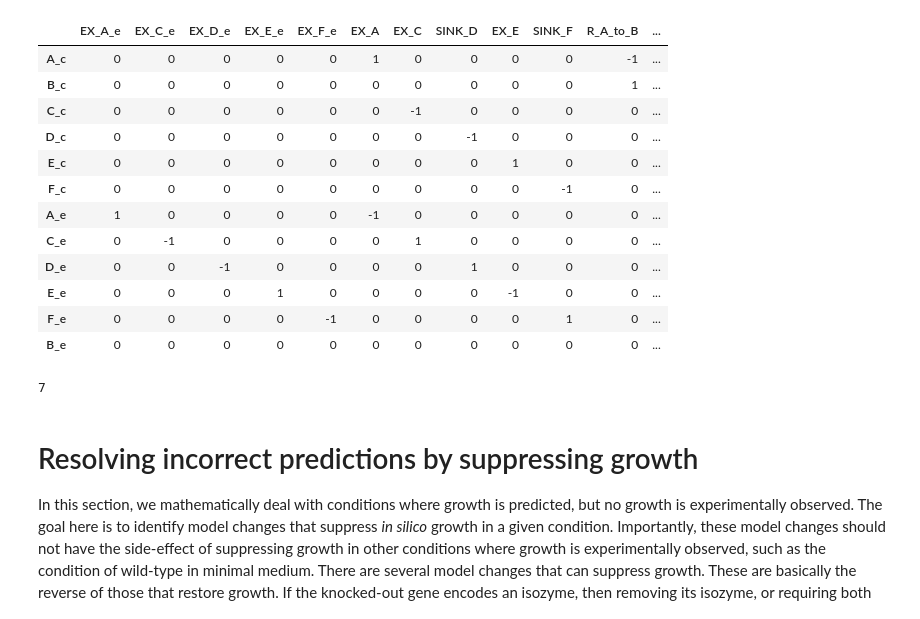
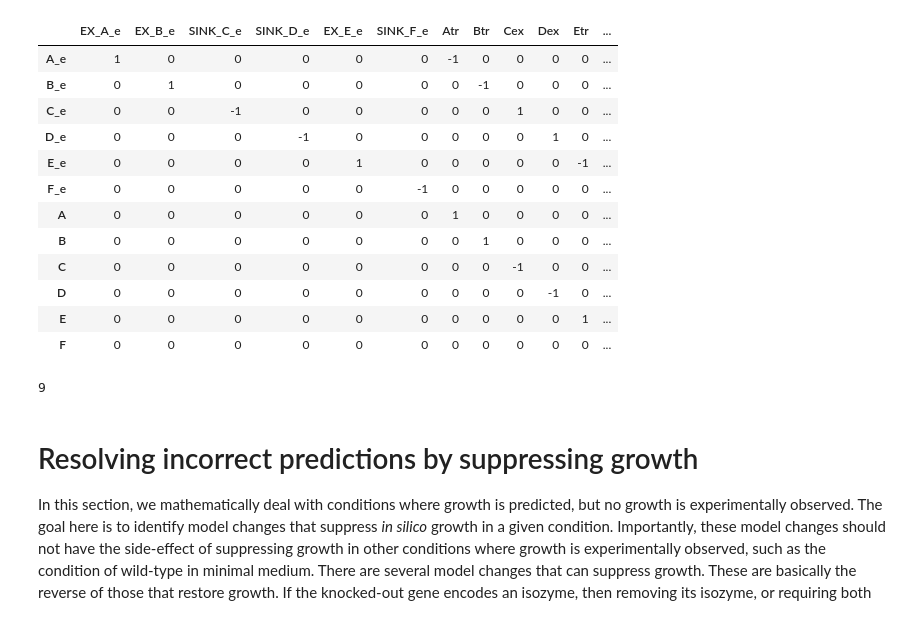
Before and after one commit to pnnl-predictive-phenomics/crop, a Jupyter notebook: docs/notebook/CROP_tests.ipynb, the cells around one changed output. Cells and saved outputs as stored; diff of their text form; code cells hidden in the pictures.

Commit message:
Extended ABC model and map

```diff
--- a/docs/notebook/CROP_tests.ipynb
+++ b/docs/notebook/CROP_tests.ipynb
@@ -8,53 +8,49 @@ How to use CROP to remove reactions in response to a no-growth phenotype while m
 We then generate phenotypes that suggest it should not be part of the model.
 # %%
 from cobra.util.array import create_stoichiometric_matrix, constraint_matrices
+import cobra
 import escher
 import sys
 import pandas as pd
 import numpy as np
 import cvxpy as cvx
 from IPython.display import display
 pd.options.display.float_format = '{:.0f}'.format
 sys.path.append('../..')
 from tests.test_crop import load_model
 
-def idx(name, axis=1, S = stoich_matrix):
+
+
+#model = cobra.io.load_json_model('ABC_model.json')
+model = cobra.io.load_json_model('ABC_extended.json')
+#cobra.io.save_json_model(model, 'ABC_extended.json')
+stoich_matrix = create_stoichiometric_matrix(model, 'DataFrame')
+
+def ii(name, axis=1, S = stoich_matrix):
     """Simplify the process of getting the index of the reaction."""
     if axis == 1:
         return S.columns.get_loc(name)
     else:
         return S.index.get_loc(name)
-
-model = load_model()
-stoich_matrix = create_stoichiometric_matrix(model, 'DataFrame')
-# Adding an exchange reaction for => B_e
-stoich_matrix['EX_B_e'] = 0.0
-stoich_matrix['EX_B'] = 0.0
-stoich_matrix.loc['B_e'] = 0.0
-# Add a transport reaction B_e => B
-stoich_matrix.loc['B_e','EX_B_e'] = 1.0
-stoich_matrix.loc['B_c','EX_B'] = 1.0
-stoich_matrix.loc['B_e','EX_B'] = -1.0
-
 stoich_matrix
 # %% [output]
-|  | EX_A_e | EX_C_e | EX_D_e | EX_E_e | EX_F_e | EX_A | EX_C | SINK_D | EX_E | SINK_F | R_A_to_B | ... |
-| A_c | 0 | 0 | 0 | 0 | 0 | 1 | 0 | 0 | 0 | 0 | -1 | ... |
-| B_c | 0 | 0 | 0 | 0 | 0 | 0 | 0 | 0 | 0 | 0 | 1 | ... |
-| C_c | 0 | 0 | 0 | 0 | 0 | 0 | -1 | 0 | 0 | 0 | 0 | ... |
-| D_c | 0 | 0 | 0 | 0 | 0 | 0 | 0 | -1 | 0 | 0 | 0 | ... |
-| E_c | 0 | 0 | 0 | 0 | 0 | 0 | 0 | 0 | 1 | 0 | 0 | ... |
-| F_c | 0 | 0 | 0 | 0 | 0 | 0 | 0 | 0 | 0 | -1 | 0 | ... |
-| A_e | 1 | 0 | 0 | 0 | 0 | -1 | 0 | 0 | 0 | 0 | 0 | ... |
-| C_e | 0 | -1 | 0 | 0 | 0 | 0 | 1 | 0 | 0 | 0 | 0 | ... |
-| D_e | 0 | 0 | -1 | 0 | 0 | 0 | 0 | 1 | 0 | 0 | 0 | ... |
-| E_e | 0 | 0 | 0 | 1 | 0 | 0 | 0 | 0 | -1 | 0 | 0 | ... |
-| F_e | 0 | 0 | 0 | 0 | -1 | 0 | 0 | 0 | 0 | 1 | 0 | ... |
-| B_e | 0 | 0 | 0 | 0 | 0 | 0 | 0 | 0 | 0 | 0 | 0 | ... |
+|  | EX_A_e | EX_B_e | SINK_C_e | SINK_D_e | EX_E_e | SINK_F_e | Atr | Btr | Cex | Dex | Etr | ... |
+| A_e | 1 | 0 | 0 | 0 | 0 | 0 | -1 | 0 | 0 | 0 | 0 | ... |
+| B_e | 0 | 1 | 0 | 0 | 0 | 0 | 0 | -1 | 0 | 0 | 0 | ... |
+| C_e | 0 | 0 | -1 | 0 | 0 | 0 | 0 | 0 | 1 | 0 | 0 | ... |
+| D_e | 0 | 0 | 0 | -1 | 0 | 0 | 0 | 0 | 0 | 1 | 0 | ... |
+| E_e | 0 | 0 | 0 | 0 | 1 | 0 | 0 | 0 | 0 | 0 | -1 | ... |
+| F_e | 0 | 0 | 0 | 0 | 0 | -1 | 0 | 0 | 0 | 0 | 0 | ... |
+| A | 0 | 0 | 0 | 0 | 0 | 0 | 1 | 0 | 0 | 0 | 0 | ... |
+| B | 0 | 0 | 0 | 0 | 0 | 0 | 0 | 1 | 0 | 0 | 0 | ... |
+| C | 0 | 0 | 0 | 0 | 0 | 0 | 0 | 0 | -1 | 0 | 0 | ... |
+| D | 0 | 0 | 0 | 0 | 0 | 0 | 0 | 0 | 0 | -1 | 0 | ... |
+| E | 0 | 0 | 0 | 0 | 0 | 0 | 0 | 0 | 0 | 0 | 1 | ... |
+| F | 0 | 0 | 0 | 0 | 0 | 0 | 0 | 0 | 0 | 0 | 0 | ... |
 # %%
-stoich_matrix.columns.get_loc('SINK_D')
+ii('Dex')
 # %% [output]
-7
+9
 # %% [markdown]
 # Resolving incorrect predictions by suppressing growth
 In this section, we mathematically deal with conditions where growth is predicted, but no growth is experimentally observed. The goal here is to identify model changes that suppress *in silico* growth in a given condition. Importantly, these model changes should not have the side-effect of suppressing growth in other conditions where growth is experimentally observed, such as the condition of wild-type in minimal medium.
```
Also changed, not shown: parts of 2 cells of this notebook, 3 other files.
